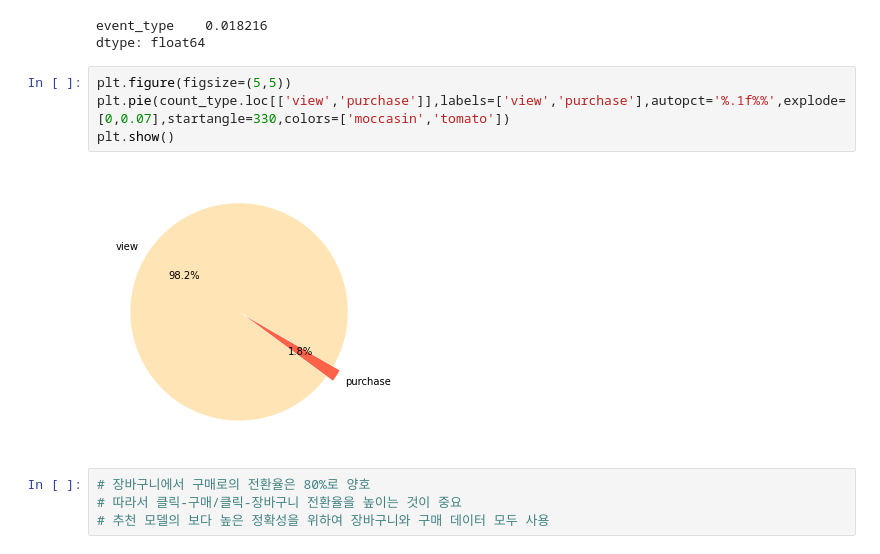
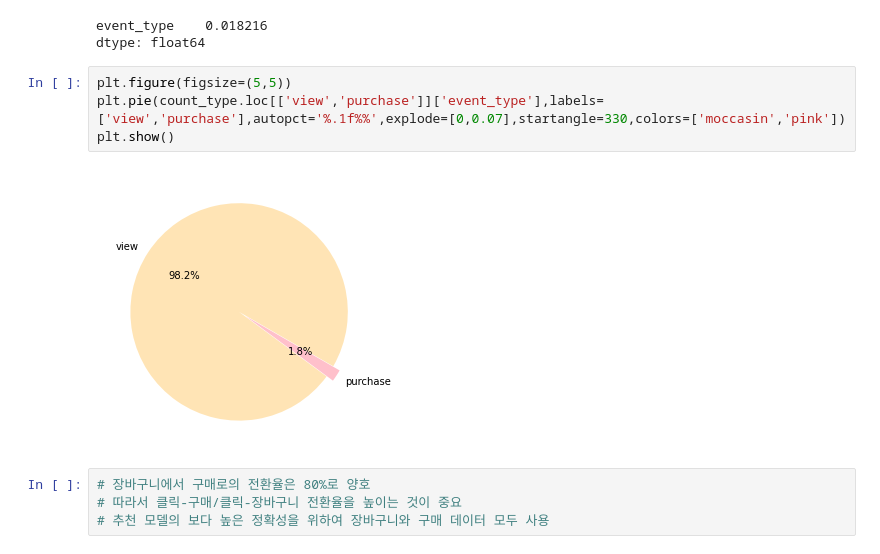
Before and after one commit to lover-swan/project2_2, a Jupyter notebook: (1)EDA1.ipynb, the cells around one changed output. Cells and saved outputs as stored; diff of their text form.

```diff
--- a/(1)EDA1.ipynb
+++ b/(1)EDA1.ipynb
@@ -89,10 +89,10 @@ event_type    0.018216
 dtype: float64
 # %%
 plt.figure(figsize=(5,5))
-plt.pie(count_type.loc[['view','purchase']],labels=['view','purchase'],autopct='%.1f%%',explode=[0,0.07],startangle=330,colors=['moccasin','tomato'])
+plt.pie(count_type.loc[['view','purchase']]['event_type'],labels=['view','purchase'],autopct='%.1f%%',explode=[0,0.07],startangle=330,colors=['moccasin','pink'])
 plt.show()
 # %% [output]
-[figure, old version]
+[figure, new version]
 # %%
 # 장바구니에서 구매로의 전환율은 80%로 양호
 # 따라서 클릭-구매/클릭-장바구니 전환율을 높이는 것이 중요
```
Also changed, not shown: parts of 3 cells of this notebook.
